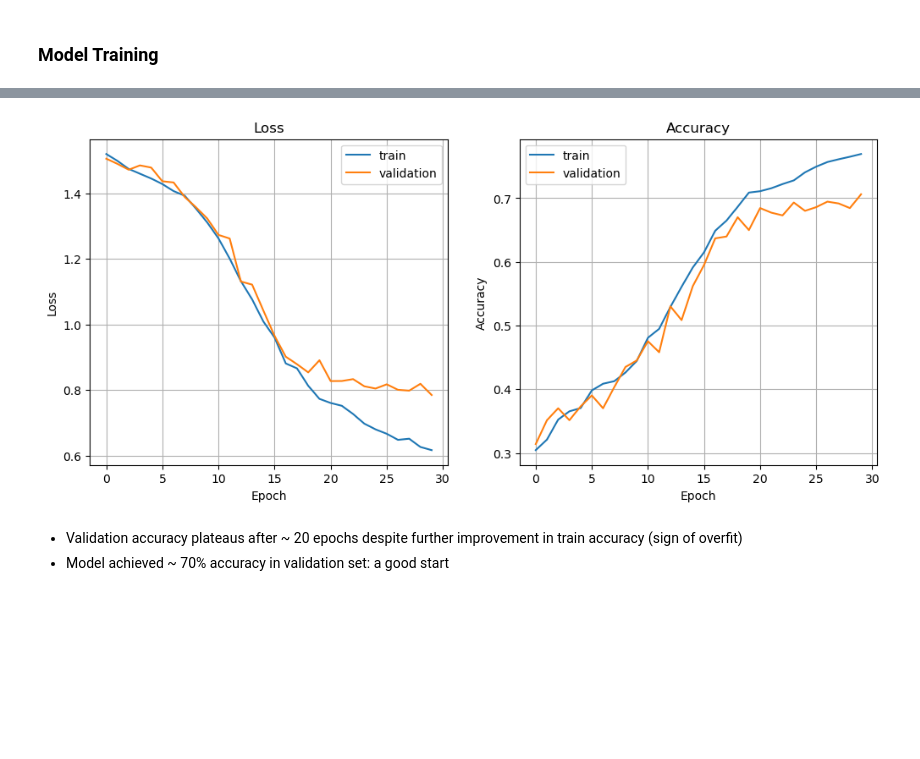
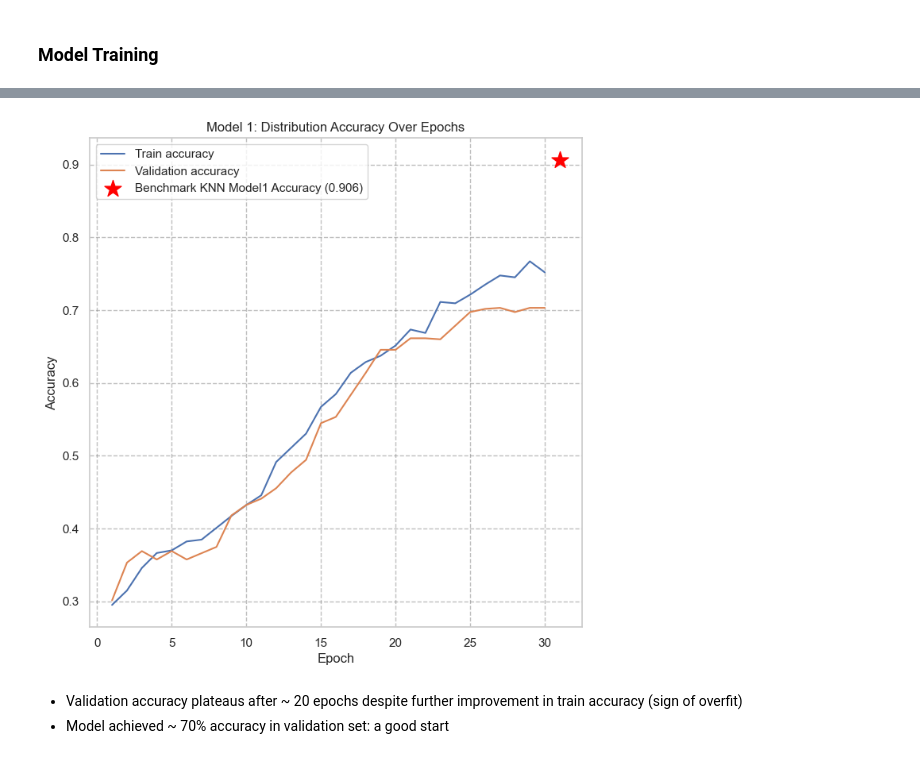
Before and after one commit to Geo-Lu-Zhu/SpellSpark, a Jupyter notebook: models/nn models poc/bilstm_and_char_nn.ipynb, the cells around one changed output, grey strips where cells are left out. Saved outputs shown, nothing was run; the diff lists cells and outputs as text; code cells hidden in the pictures; blank space fills up the shorter version.

```diff
--- a/models/nn models poc/bilstm_and_char_nn.ipynb
+++ b/models/nn models poc/bilstm_and_char_nn.ipynb
@@ -313,29 +313,43 @@ Epoch  30 | train 0.6174 / 0.769 | val 0.7854 / 0.706
 # %%
 # plot the training and validation loss and accuracy curves
 import matplotlib.pyplot as plt
 
-plt.figure(figsize=(12, 5))
-plt.subplot(1, 2, 1)
-plt.plot(train_losses, label="train")
-plt.plot(val_losses, label="validation")
-plt.title("Loss")
-plt.xlabel("Epoch")
-plt.ylabel("Loss")
-plt.grid()
-plt.legend()
+plt.figure(figsize=(8, 8))
+# plt.subplot(1, 2, 1)
+# plt.plot(train_losses, label="train")
+# plt.plot(val_losses, label="validation")
+# plt.title("Model 1: Distribution Loss Over Epochs")
+# plt.xlabel("Epoch")
+# plt.ylabel("Loss")
+# plt.grid(True, linestyle='--', color='gray', alpha=0.5)
+# plt.legend()
 
-plt.subplot(1, 2, 2)
-plt.plot(train_accs, label="train")
-plt.plot(val_accs, label="validation")
-plt.title("Accuracy")
+
+
+# Plot training and validation accuracy
+plt.plot(range(1, num_epochs + 1),train_accs, label="Train accuracy")
+plt.plot(range(1, num_epochs + 1),val_accs, label="Validation accuracy")
+
+# Add Benchmark Point as a red star at the final epoch index
+# len(train_accs) - 1 targets the last data point on the x-axis
+plt.scatter([31], [0.906],
+            color='red',
+            marker='*',
+            s=250,
+            label='Benchmark KNN Model1 Accuracy (0.906)',
+            zorder=5)
+
+plt.title("Model 1: Distribution Accuracy Over Epochs")
 plt.xlabel("Epoch")
 plt.ylabel("Accuracy")
-plt.grid()
+plt.grid(True, linestyle='--', color='gray', alpha=0.5)
 plt.legend()
 
 plt.show()
+
+plt.show()
 # %% [output]
-[figure, old version]
+[figure, new version]
 # %% [markdown]
 - Validation accuracy plateaus after ~ 20 epochs despite further improvement in train accuracy (sign of overfit)
 - Model achieved ~ 70% accuracy in validation set: a good start
```
Also changed, not shown: parts of 8 cells of this notebook, 1 other file.
